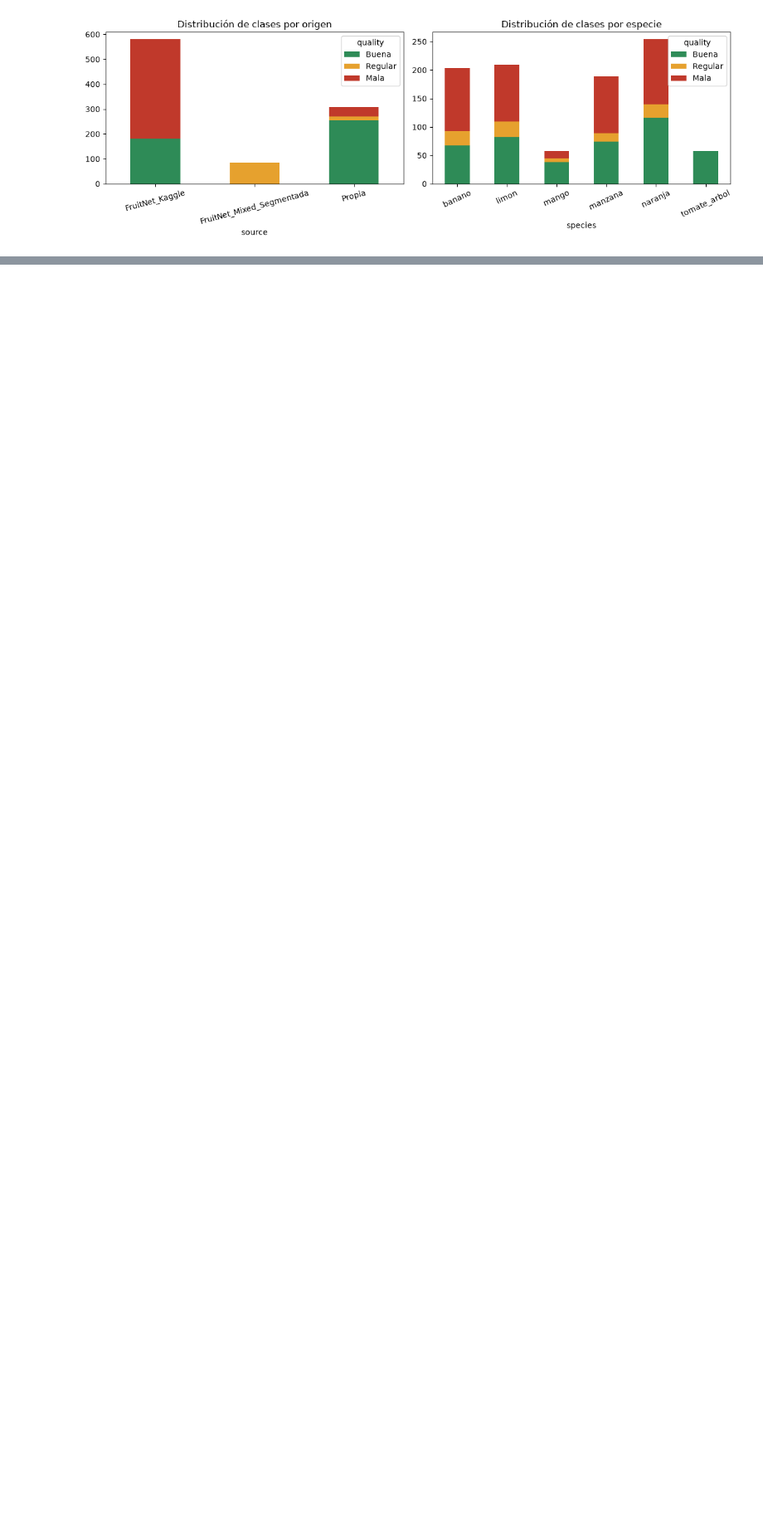
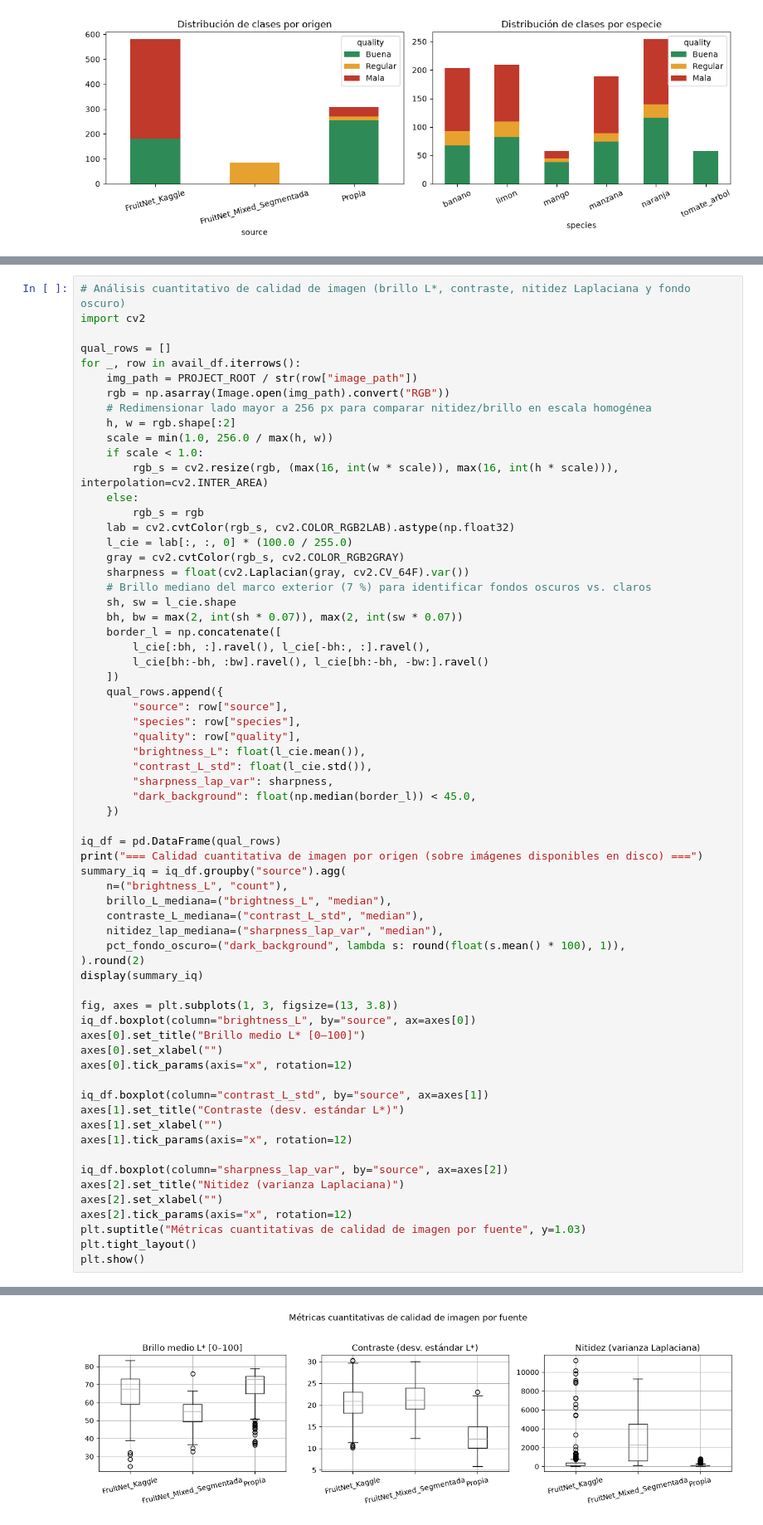
Before and after one commit to ItzDsgM/ApoIII-Proyeto-Frutas, a Jupyter notebook: 02_comprension_datos/01_eda.ipynb, the cells around one changed output, grey strips where cells are left out. Shown at 83% size. Drawn from its saved outputs; the diff is of its cells as text; blank space fills up the shorter version.

```diff
--- a/02_comprension_datos/01_eda.ipynb
+++ b/02_comprension_datos/01_eda.ipynb
@@ -122,0 +127,66 @@ plt.show()
+# %%
+# Análisis cuantitativo de calidad de imagen (brillo L*, contraste, nitidez Laplaciana y fondo oscuro)
+import cv2
+
+qual_rows = []
+for _, row in avail_df.iterrows():
+    img_path = PROJECT_ROOT / str(row["image_path"])
+    rgb = np.asarray(Image.open(img_path).convert("RGB"))
+    # Redimensionar lado mayor a 256 px para comparar nitidez/brillo en escala homogénea
+    h, w = rgb.shape[:2]
+    scale = min(1.0, 256.0 / max(h, w))
+    if scale < 1.0:
+        rgb_s = cv2.resize(rgb, (max(16, int(w * scale)), max(16, int(h * scale))), interpolation=cv2.INTER_AREA)
+    else:
+        rgb_s = rgb
+    lab = cv2.cvtColor(rgb_s, cv2.COLOR_RGB2LAB).astype(np.float32)
+    l_cie = lab[:, :, 0] * (100.0 / 255.0)
+    gray = cv2.cvtColor(rgb_s, cv2.COLOR_RGB2GRAY)
+    sharpness = float(cv2.Laplacian(gray, cv2.CV_64F).var())
+    # Brillo mediano del marco exterior (7 %) para identificar fondos oscuros vs. claros
+    sh, sw = l_cie.shape
+    bh, bw = max(2, int(sh * 0.07)), max(2, int(sw * 0.07))
+    border_l = np.concatenate([
+        l_cie[:bh, :].ravel(), l_cie[-bh:, :].ravel(),
+        l_cie[bh:-bh, :bw].ravel(), l_cie[bh:-bh, -bw:].ravel()
+    ])
+    qual_rows.append({
+        "source": row["source"],
+        "species": row["species"],
+        "quality": row["quality"],
+        "brightness_L": float(l_cie.mean()),
+        "contrast_L_std": float(l_cie.std()),
+        "sharpness_lap_var": sharpness,
+        "dark_background": float(np.median(border_l)) < 45.0,
+    })
+
+iq_df = pd.DataFrame(qual_rows)
+print("=== Calidad cuantitativa de imagen por origen (sobre imágenes disponibles en disco) ===")
+summary_iq = iq_df.groupby("source").agg(
+    n=("brightness_L", "count"),
+    brillo_L_mediana=("brightness_L", "median"),
+    contraste_L_mediana=("contrast_L_std", "median"),
+    nitidez_lap_mediana=("sharpness_lap_var", "median"),
+    pct_fondo_oscuro=("dark_background", lambda s: round(float(s.mean() * 100), 1)),
+).round(2)
+display(summary_iq)
+
+fig, axes = plt.subplots(1, 3, figsize=(13, 3.8))
+iq_df.boxplot(column="brightness_L", by="source", ax=axes[0])
+axes[0].set_title("Brillo medio L* [0–100]")
+axes[0].set_xlabel("")
+axes[0].tick_params(axis="x", rotation=12)
+
+iq_df.boxplot(column="contrast_L_std", by="source", ax=axes[1])
+axes[1].set_title("Contraste (desv. estándar L*)")
+axes[1].set_xlabel("")
+axes[1].tick_params(axis="x", rotation=12)
+
+iq_df.boxplot(column="sharpness_lap_var", by="source", ax=axes[2])
+axes[2].set_title("Nitidez (varianza Laplaciana)")
+axes[2].set_xlabel("")
+axes[2].tick_params(axis="x", rotation=12)
+plt.suptitle("Métricas cuantitativas de calidad de imagen por fuente", y=1.03)
+plt.tight_layout()
+plt.show()
+# %% [output]
@@ -122,0 +199 @@ plt.show()
+[figure, added]
```
Also changed, not shown: parts of 6 cells of this notebook, 33 other files.
